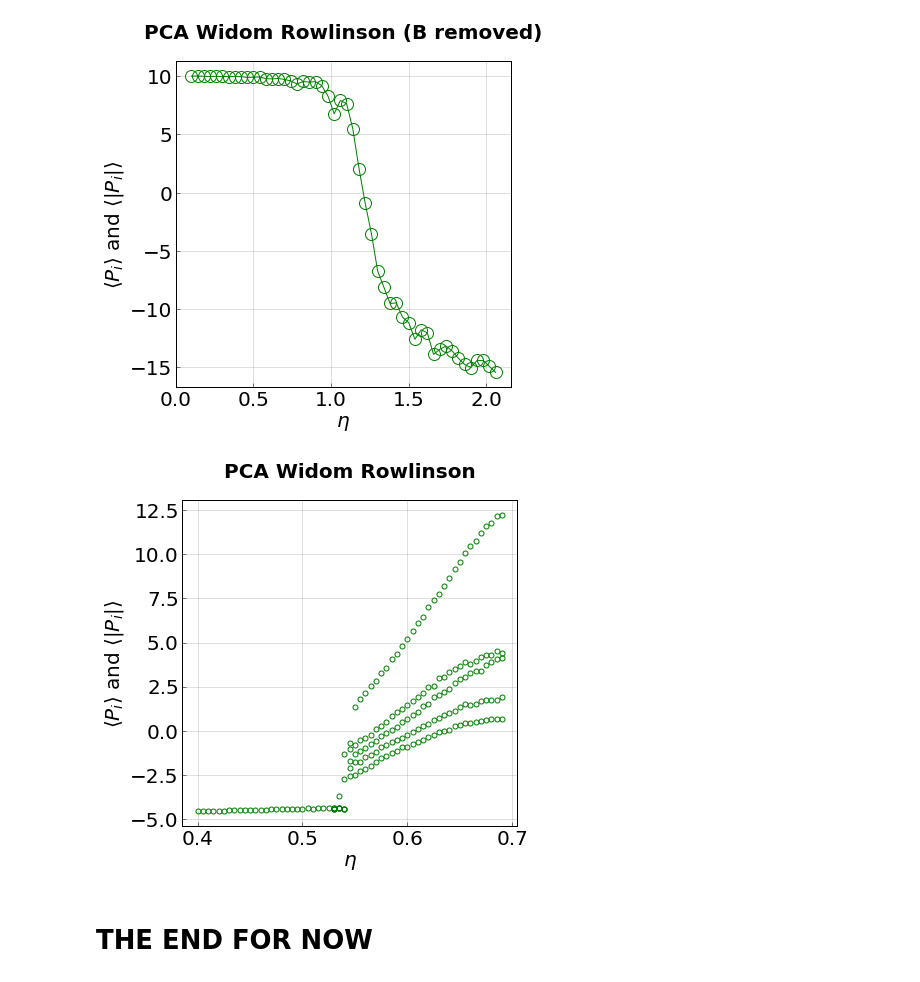
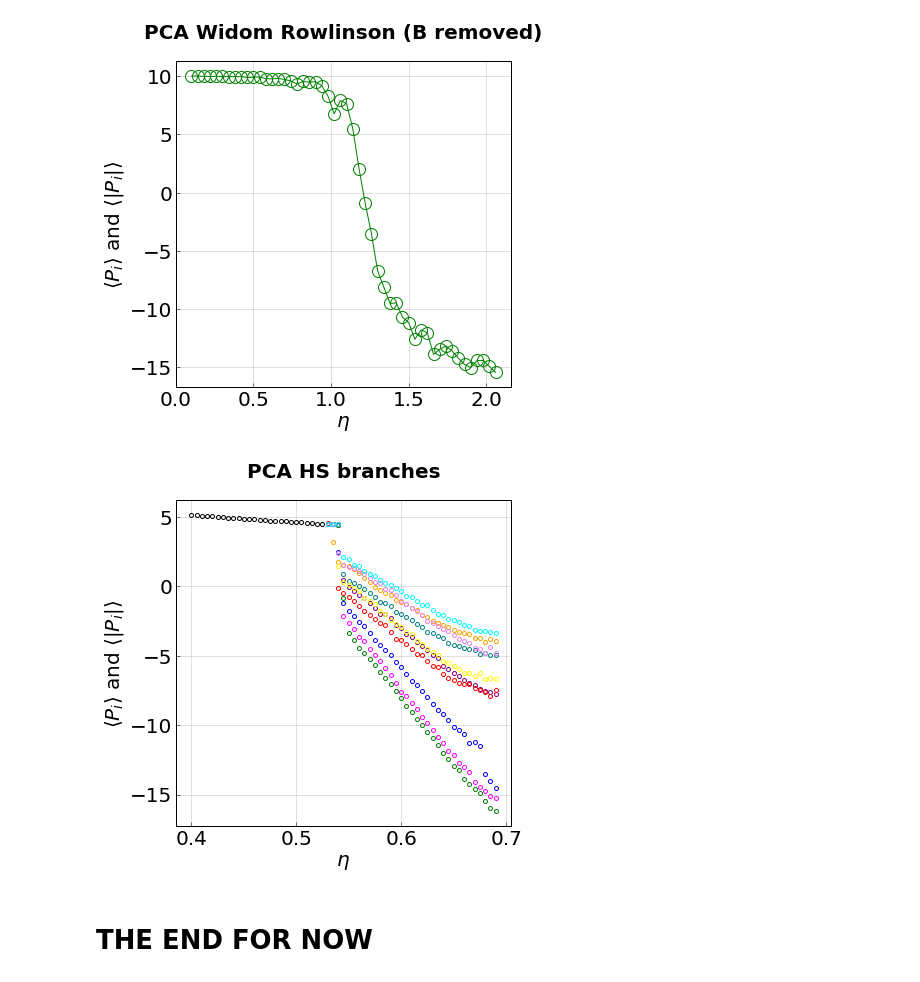
Before and after one commit to truskett-group-ut/hard_disks_pca, a Jupyter notebook: analysis_notebook.ipynb, the cells around one changed output. Drawn from its saved outputs; the diff is of its cells as text; code cells hidden in the pictures.

```diff
--- a/analysis_notebook.ipynb
+++ b/analysis_notebook.ipynb
@@ -144,18 +173,20 @@ for etas_, file_base in file_data:
 # %%
 n_components = n_components_ig  #these need not be equal but why not keep them all unless too computationally demanding
 # %%
-incpca = IncrementalPCA(n_components=n_components , whiten=False)  #NOTE: not whitening here
+incpca = IncrementalPCA(n_components=n_components, whiten=False)  #NOTE: not whitening here
 
 frames = None
 features = None
 split_features = None
 
-for etas_, file_base in file_data:
+for etas_, file_base, frame_samples in file_data:
     for eta in etas_:
+        print 'file_base={}'.format(file_base)
         print 'eta={}'.format(eta)
         filename = "{}/trajectory_{:.4f}.{}".format(file_base, eta, traj_type)
         frames = ReadTraj(filename, traj_type, shuffle_data, False, remove_types)
-        #frames = frames[0::len(frames)/frame_samples+1][0:frame_samples] ##############
+        frames = DownSampleFrames(frames, frame_samples) ##############
+        print 'Using {} frames'.format(len(frames))
 
         frames_split = array_split(frames, split)
         frames = None
@@ -179,12 +210,14 @@ frames = None
 features = None
 raw_OPs = []
 
-for etas_, file_base in file_data:
+for etas_, file_base, frame_samples in file_data:
     for eta in etas_:
+        print 'file_base={}'.format(file_base)
         print 'eta={}'.format(eta)
         filename = "{}/trajectory_{:.4f}.{}".format(file_base, eta, traj_type)
         frames = ReadTraj(filename, traj_type, shuffle_data, False, remove_types)
-        #frames = frames[0::len(frames)/frame_samples+1][0:frame_samples] ##############
+        frames = DownSampleFrames(frames, frame_samples) ##############
+        print 'Using {} frames'.format(len(frames))
 
         frames_split = array_split(frames, split)
         frames = None
@@ -230,3 +263,13 @@ OPs_abs = array(OPs_abs)
+# %%
+OPs_by_id = []
+etas_by_id = []
+
+for num in unique(color_ids):
+    OPs_by_id.append(OPs[color_ids == num])
+    etas_by_id.append(etas[color_ids == num])
+
+OPs_by_id = array(OPs_by_id)
+etas_by_id = array(etas_by_id)
 # %% [markdown]
 ---
 # %% [markdown]
@@ -323,7 +366,7 @@ components = dot(incpca.components_, incpca_ig.components_)
 # %%
 #plot the principal components
 colors = 200*['green', 'purple', 'orange', 'teal', 'black', 'red']
-for i in range(0,1):
+for i in range(0,2):
     p_data = components[i]
     plt.plot(range(len(p_data)), p_data, marker='o', linewidth = 1.0, markersize=5, color = colors[i])
 
@@ -503,48 +546,48 @@ plt.show()
 # %% [output]
 [figure]
 # %%
-#plot the principal components
-colors = 200*['green', 'purple', 'orange', 'teal', 'black', 'red']
-for i in range(0,1): #12,13
-    p_data = OPs[:,i]
-    plt.plot(etas, -(p_data), marker='o', linewidth = 0.0, markersize=5, color = colors[i], markerfacecolor='None')
-    p_data = OPs_std[:,i]
-    #plt.plot(etas, (p_data), marker='o', linewidth = 0.0, markersize=5, color = colors[i])
+op = 0
+
+colors = 200*['black', 'purple', 'orange', 'teal', 'green', 'red', 'yellow', 'magenta', 'blue', 'violet', 'cyan']
+for i in range(len(OPs_by_id)):
+    etas = etas_by_id[i]
+    op_data = OPs_by_id[i][:,op]
+    plt.plot(etas, op_data, marker='o', linewidth = 0.0, markersize=4, color=colors[i], markerfacecolor='None')
 
 #backround grid details
 axes = plt.gca()
 axes.grid(b = True, which = 'both', axis = 'both', color = 'gray', linestyle = '-', alpha = 0.5, linewidth = 0.5)
 axes.set_axis_bgcolor('white')
 
 #font scpecifications
 title_font = {'family' : 'arial', 'color'  : 'black', 'weight' : 'heavy','size': 20}
 axis_label_font = {'family' : 'arial', 'color'  : 'black', 'weight' : 'normal','size': 20}
 
 #figure size and tick style
 plt.rcParams["figure.figsize"] = [6,6]
 plt.rc('axes',edgecolor='black',linewidth=1)
 plt.tick_params(which='both', axis='both', color='black', length=4, width=0.5)
 plt.rcParams['xtick.direction'] = 'in'
 plt.rcParams['ytick.direction'] = 'in'
 
 #axis range and labels (also specify if log or not)
-#plt.xlim(0.60, 0.84)
+#plt.xlim(0.525, 0.56)
 #plt.ylim(-0.1,0.1)
 
 #plt.ylim(-0.1,0.1)
 #plt.yscale('log')
 
 #plt.yscale('log')
 plt.xlabel(r'$\eta$', y=3, fontsize=20, fontdict = axis_label_font)
 plt.ylabel(r'$\langle P_{i} \rangle$ and $\langle |P_{i}| \rangle$', fontsize=20, fontdict = axis_label_font)
 
 #title and axis labels
 plt.tick_params(axis='both', labelsize=20)
-plt.title('PCA Widom Rowlinson', y=1.05, fontdict = title_font)
+plt.title('PCA HS branches', y=1.05, fontdict = title_font)
 
 plt.show()
 # %% [output]
-[figure, old version]
+[figure, new version]
 # %% [markdown]
 # THE END FOR NOW
 # %%
```
Also changed, not shown: parts of 17 cells of this notebook.
